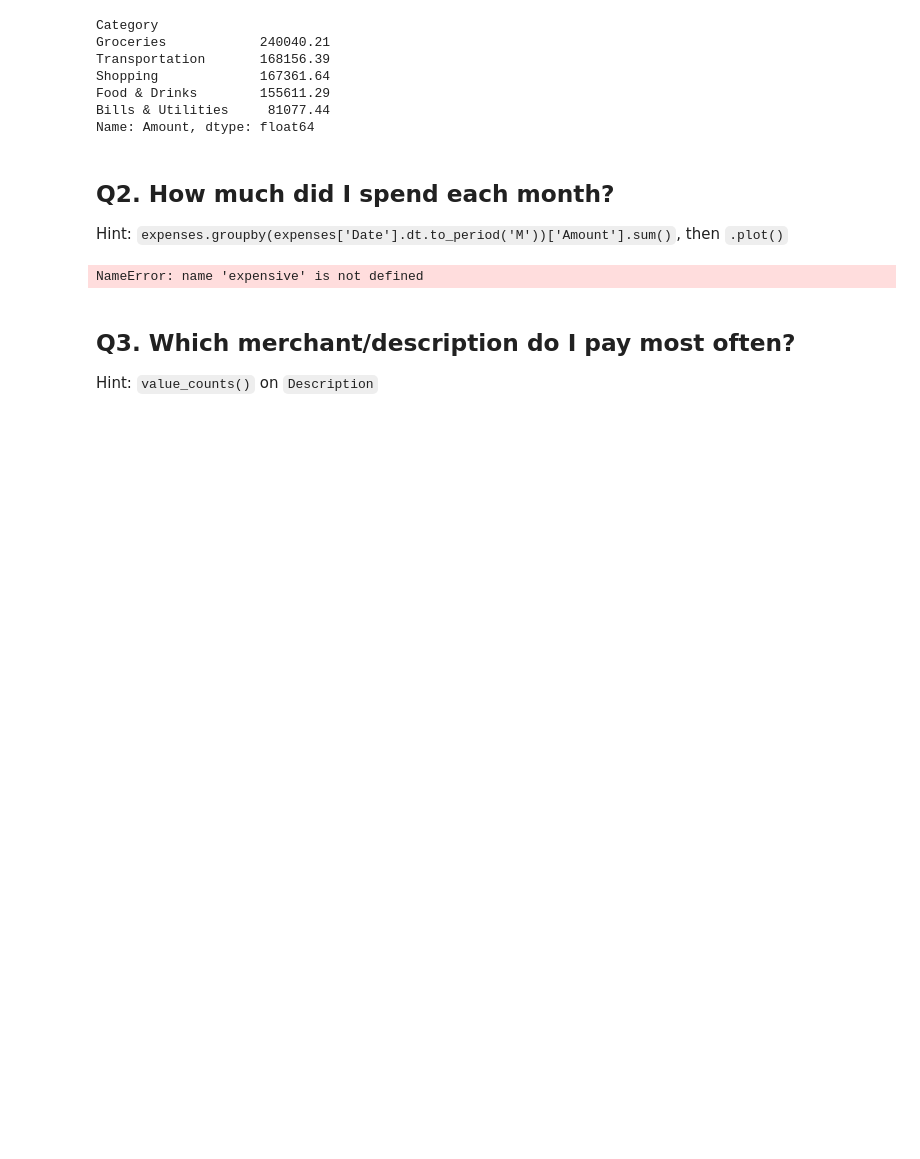
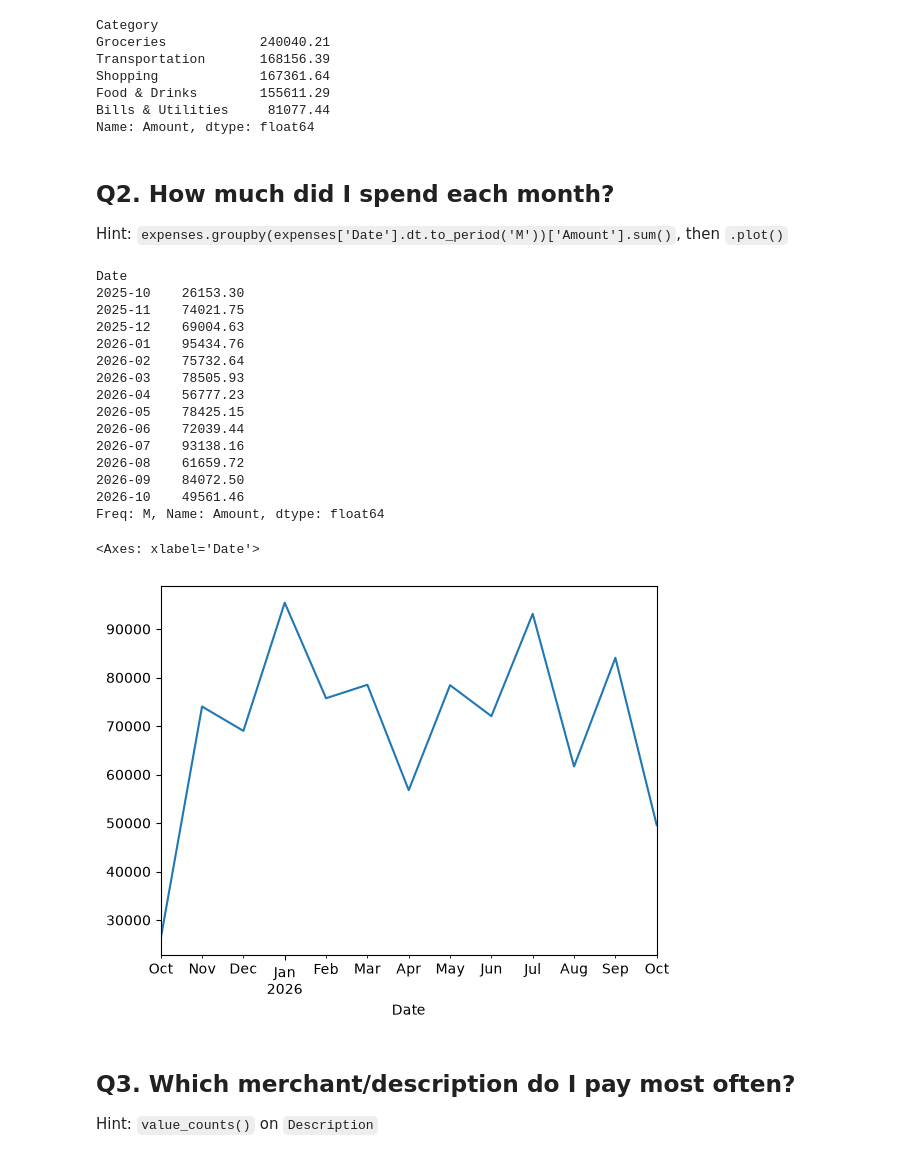
Before and after one commit to ronmarabalos/Machine-Learning, a Jupyter notebook: notebooks/01-explore-spending.ipynb, the cells around one changed output. Saved outputs shown, nothing was run; the diff lists cells and outputs as text; code cells hidden in the pictures; blank space fills up the shorter version.

Commit message:
Complete Week 1 spending exploration

```diff
--- a/notebooks/01-explore-spending.ipynb
+++ b/notebooks/01-explore-spending.ipynb
@@ -76,17 +76,34 @@ Hint: `expenses.groupby(expenses['Date'].dt.to_period('M'))['Amount'].sum()`, th
 # %%
 # TODO
 expenses = df[df['Type'] == 'expense'].copy()
 expenses['Date'] = pd.to_datetime(expenses['Date'])
 
 monthly_spending = (
-  expenses.groupby(expenses['Date'].dt.to_period('M'))['Amount']
-  .sum()
-  .sort_index()
+    expenses.groupby(expenses['Date'].dt.to_period('M'))['Amount']
+    .sum()
+    .sort_index()
 )
 
-print(montly_spending)
+print(monthly_spending)
+monthly_spending.plot()
 # %% [output]
-NameError: name 'expensive' is not defined
+Date
+2025-10    26153.30
+2025-11    74021.75
+2025-12    69004.63
+2026-01    95434.76
+2026-02    75732.64
+2026-03    78505.93
+2026-04    56777.23
+2026-05    78425.15
+2026-06    72039.44
+2026-07    93138.16
+2026-08    61659.72
+2026-09    84072.50
+2026-10    49561.46
+Freq: M, Name: Amount, dtype: float64
+<Axes: xlabel='Date'>
+[figure, added]
 # %% [markdown]
 ## Q3. Which merchant/description do I pay most often?
 Hint: `value_counts()` on `Description`
```
Also changed, not shown: parts of 2 cells of this notebook.
